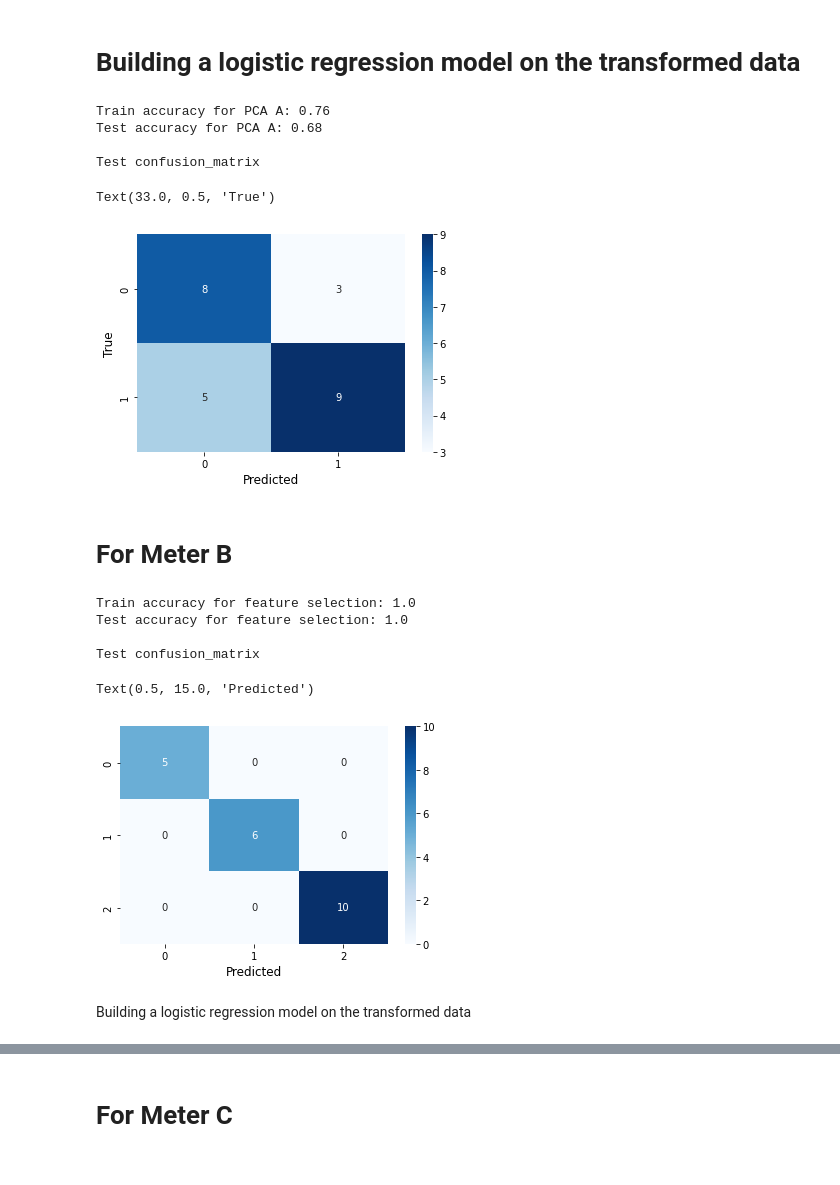
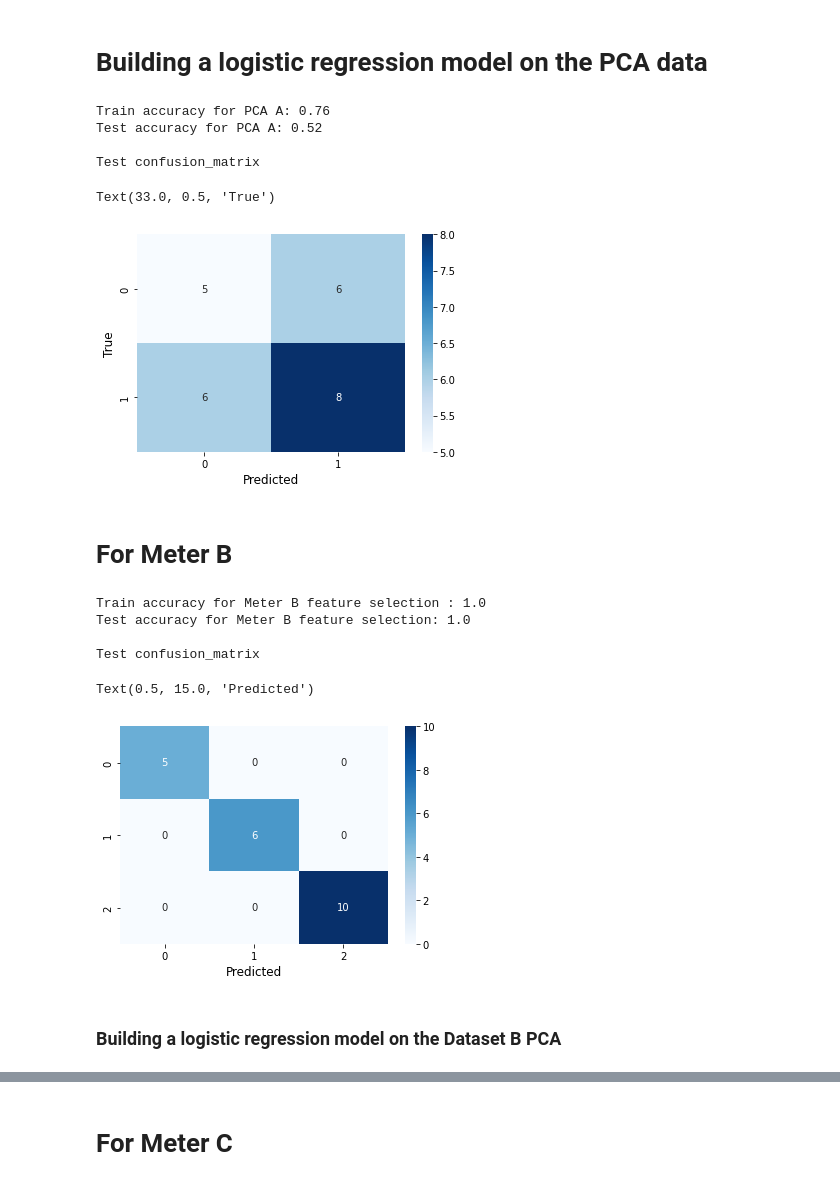
Before and after one commit to josh-huang/CSC3005-DataAnalytics-Project, a Jupyter notebook: ML-Logistic Regression/Logistic Regression.ipynb, the cells around one changed output, grey strips where cells are left out. Cells and saved outputs as stored; diff of their text form; code cells hidden in the pictures.

```diff
--- a/ML-Logistic Regression/Logistic Regression.ipynb
+++ b/ML-Logistic Regression/Logistic Regression.ipynb
@@ -58,74 +58,77 @@ Test confusion_matrix
 Text(0.5, 15.0, 'Predicted')
 [figure]
 # %% [markdown]
-# Building a logistic regression model on the transformed data
+# Building a logistic regression model on the PCA data
 # %%
-# Make train and test sets
-from sklearn.model_selection import train_test_split
-
-dataframeA = pd.read_csv('../6. Dataset PCA File/MeterA_pca.csv')
-#display(dataframeA.head())
+#READ PCA DATASET A
+dataframeA = pd.read_csv('../6. Dataset PCA/MeterA_pca_2.csv')
+#display dataframeA
 dataframeA.head()
 
+#drop unwanted column
 dataframeA = dataframeA.drop('Unnamed: 0', axis=1)
+
 #extract features and target variables
-y = dataframeA["Class Attruibute"]
-X_pca = dataframeA[['PC1','PC2','PC3','PC4']] #dataframeA.drop(columns="Class Attruibute")
+X_pca = dataframeA[['PC1','PC2']] #,'PC3','PC4','PC5'
+y_Lbl = dataframeA["Class Attruibute"]
 
-X_train_pca, X_test_pca, y_train, y_test = train_test_split(X_pca, y, test_size=0.30,
+#Split PCA into train and test sets with the ratio 70:30
+X_train_pca, X_test_pca, y_train, y_test = train_test_split(X_pca, y_Lbl, test_size=0.30,
                                                             shuffle=True, random_state=2)
 
 # Initialize the logistic regression model
 from sklearn.linear_model import LogisticRegression
 clf = LogisticRegression(max_iter=2500)
 
-# Train the model
+# Train the model using training dataset
 clf.fit(X_train_pca, y_train)
 
-# Make predictions
+# Make predictions using testing dataset
 y_pred = clf.predict(X_test_pca) # Predictions
 y_true = y_test # True values
 
-# Measure accuracy
+# Measure accuracy, round result to 2dp
 from sklearn.metrics import accuracy_score
 import numpy as np
 print("Train accuracy for PCA A:", np.round(accuracy_score(y_train,
                                                  clf.predict(X_train_pca)), 2))
 print("Test accuracy for PCA A:", np.round(accuracy_score(y_true, y_pred), 2))
 
-# Make the confusion matrix
+# Make the confusion matrix for visualisation
 from sklearn.metrics import confusion_matrix
 cf_matrix = confusion_matrix(y_true, y_pred)
 print("\nTest confusion_matrix")
 sns.heatmap(cf_matrix, annot=True, cmap='Blues')
 plt.xlabel('Predicted', fontsize=12)
 plt.ylabel('True', fontsize=12)
 # %% [output]
 Train accuracy for PCA A: 0.76
-Test accuracy for PCA A: 0.68
+Test accuracy for PCA A: 0.52
 
 Test confusion_matrix
 Text(33.0, 0.5, 'True')
-[figure, old version]
+[figure, new version]
 # %% [markdown]
 # For Meter B
 # %%
-#load original data set to build a logistic regression model on Meter A
+#load original data set to build a base logistic regression model on Meter B
 
 #load in the data
+dataframeB = pd.read_csv('../5. Dataset Feature Dropping/MeterB_featureSelection.csv')
 
-dataframeB = pd.read_csv('../5. Dataset Feature Dropping/MeterB_featureSelection.csv')
-#display(dataframeA.head())
+#display data from B
 dataframeB.head()
 
+#drop unwanted column from B
 dataframeB = dataframeB.drop('Unnamed: 0', axis=1)
 
-# Define Feature matrix ad Target vector
+# Define Feature matrix(dataframeB) as Target vector
+# class attruibute as labels
 X_B = dataframeB
-y_B = dataframeB["Class Attruibute"]
+y_label_B = dataframeB["Class Attruibute"]
 
-# Make train and test sets
-X_B_train, X_B_test, y_B_train, y_B_test = train_test_split(X_B, y_B, test_size=0.30,
+#Split dataframeB into train and test sets with the ratio 70:30
+X_B_train, X_B_test, y_B_train, y_B_test = train_test_split(X_B, y_label_B, test_size=0.30,
                                                     shuffle=True, random_state=2)
 
 # Initialize the logistic regression model
@@ -138,10 +141,10 @@ clf_B.fit(X_B_train, y_B_train)
 y_pred_B = clf_B.predict(X_B_test) # Predictions
 y_true_B = y_B_test # True values
 
-# Measure accuracy
-print("Train accuracy for feature selection:", np.round(accuracy_score(y_B_train,
+# Measure the accuracy and print result
+print("Train accuracy for Meter B feature selection :", np.round(accuracy_score(y_B_train,
                                                  clf_B.predict(X_B_train)), 2))
-print("Test accuracy for feature selection:", np.round(accuracy_score(y_true_B, y_pred_B), 2))
+print("Test accuracy for Meter B feature selection:", np.round(accuracy_score(y_true_B, y_pred_B), 2))
 
 # Make the confusion matrix
 from sklearn.metrics import confusion_matrix
@@ -150,12 +153,12 @@ print("\nTest confusion_matrix")
 sns.heatmap(cf_matrix_B, annot=True, cmap='Blues')
 plt.xlabel('Predicted', fontsize=12)
 # %% [output]
-Train accuracy for feature selection: 1.0
-Test accuracy for feature selection: 1.0
+Train accuracy for Meter B feature selection : 1.0
+Test accuracy for Meter B feature selection: 1.0
 
 Test confusion_matrix
 Text(0.5, 15.0, 'Predicted')
 [figure]
 # %% [markdown]
-Building a logistic regression model on the transformed data
+### Building a logistic regression model on the Dataset B PCA
 # %%
```
Also changed, not shown: parts of 5 cells of this notebook.
